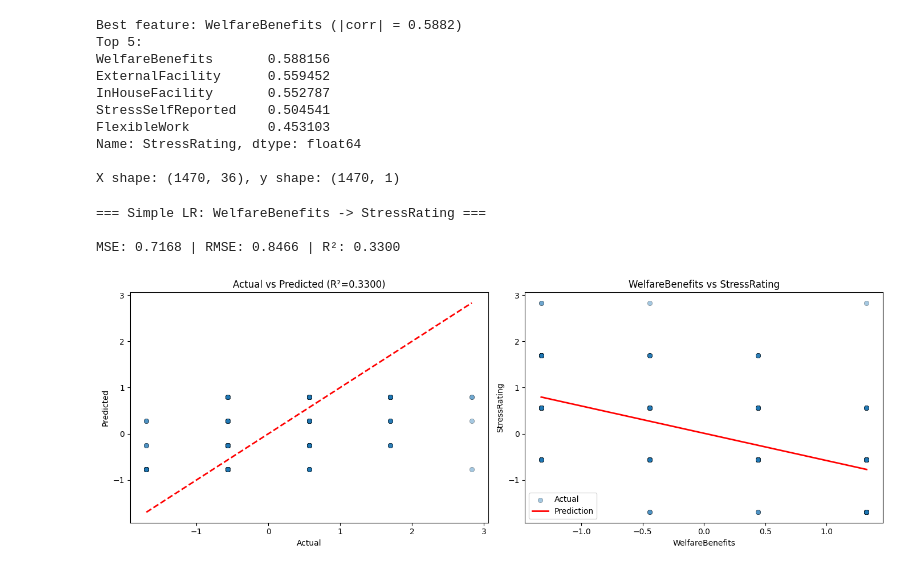
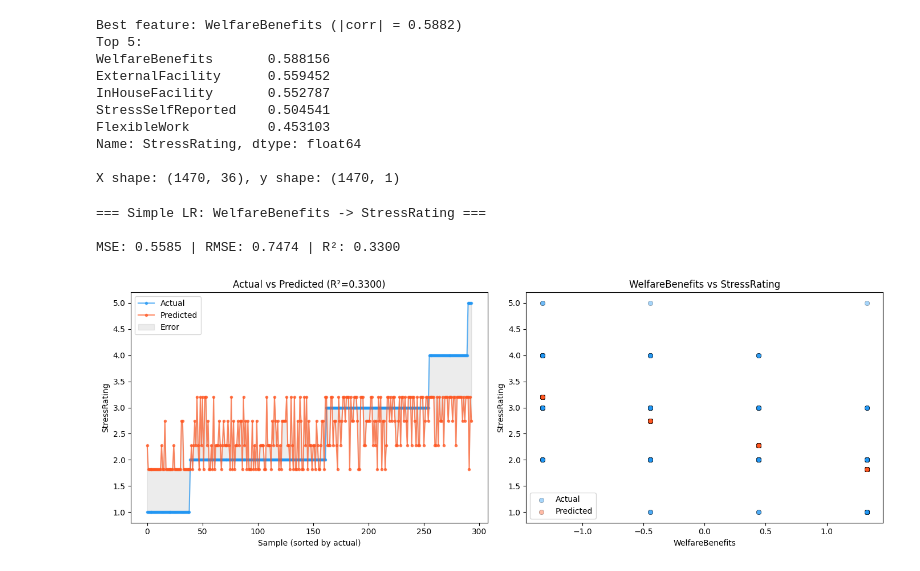
Before and after one commit to jiraphat48026/HR-Machine-Learning-Project, a Jupyter notebook: models/regression.ipynb, the cells around one changed output. Cells and saved outputs as stored; diff of their text form; code cells hidden in the pictures.

```diff
--- a/models/regression.ipynb
+++ b/models/regression.ipynb
@@ -183,6 +183,7 @@ Name: StressRating, dtype: float64
 
 X shape: (1470, 36), y shape: (1470, 1)
 # %%
+
 # === 1. Simple Linear Regression (Best Single Feature) ===
 print(f"=== Simple LR: {best_feature} -> {target} ===\n")
 
@@ -197,25 +198,35 @@ mse_simple = mean_squared_error(y_test, y_pred_simple)
 rmse_simple = np.sqrt(mse_simple)
 r2_simple = r2_score(y_test, y_pred_simple)
 print(f"MSE: {mse_simple:.4f} | RMSE: {rmse_simple:.4f} | R²: {r2_simple:.4f}")
-
-# Plots
-fig, axes = plt.subplots(1, 2, figsize=(14, 5))
-
-axes[0].scatter(y_test, y_pred_simple, alpha=0.4, edgecolors='k', linewidths=0.5)
-axes[0].plot([y_test.min(), y_test.max()], [y_test.min(), y_test.max()], 'r--', lw=2)
-axes[0].set(xlabel="Actual", ylabel="Predicted", title=f"Actual vs Predicted (R²={r2_simple:.4f})")
-
-idx = X_test_simple.flatten().argsort()
-axes[1].scatter(X_test_simple.flatten(), y_test.flatten(), alpha=0.4, label='Actual', edgecolors='k', linewidths=0.5)
-axes[1].plot(X_test_simple.flatten()[idx], y_pred_simple.flatten()[idx], 'r-', lw=2, label='Prediction')
-axes[1].set(xlabel=best_feature, ylabel=target, title=f"{best_feature} vs {target}")
-axes[1].legend()
-
-plt.tight_layout()
-plt.show()
 # %% [output]
 === Simple LR: WelfareBenefits -> StressRating ===
 
-MSE: 0.7168 | RMSE: 0.8466 | R²: 0.3300
+MSE: 0.5585 | RMSE: 0.7474 | R²: 0.3300
-[figure, removed]
+# %%
+
+# Plots
+fig, axes = plt.subplots(1, 2, figsize=(14, 5))
+
+# Left: Actual vs Predicted sorted comparison
+sort_idx = y_test.flatten().argsort()
+y_actual_sorted = y_test.flatten()[sort_idx]
+y_pred_sorted = y_pred_simple.flatten()[sort_idx]
+
+axes[0].plot(range(len(y_actual_sorted)), y_actual_sorted, 'o-', color='#2196F3', markersize=3, alpha=0.7, label='Actual')
+axes[0].plot(range(len(y_pred_sorted)), y_pred_sorted, 'o-', color='#FF5722', markersize=3, alpha=0.7, label='Predicted')
+axes[0].fill_between(range(len(y_actual_sorted)), y_actual_sorted, y_pred_sorted, alpha=0.15, color='gray', label='Error')
+axes[0].set(xlabel="Sample (sorted by actual)", ylabel=target, title=f"Actual vs Predicted (R²={r2_simple:.4f})")
+axes[0].legend()
+
+# Right: Feature vs Target with predicted values
+idx = X_test_simple.flatten().argsort()
+axes[1].scatter(X_test_simple.flatten()[idx], y_test.flatten()[idx], alpha=0.4, label='Actual', edgecolors='k', linewidths=0.5, color='#2196F3')
+axes[1].scatter(X_test_simple.flatten()[idx], y_pred_simple.flatten()[idx], alpha=0.4, label='Predicted', edgecolors='k', linewidths=0.5, color='#FF5722')
+axes[1].set(xlabel=best_feature, ylabel=target, title=f"{best_feature} vs {target}")
+axes[1].legend()
+
+plt.tight_layout()
+plt.show()
+# %% [output]
+[figure, added]
 # %%
```
Also changed, not shown: parts of 10 cells of this notebook, 2 other files.
